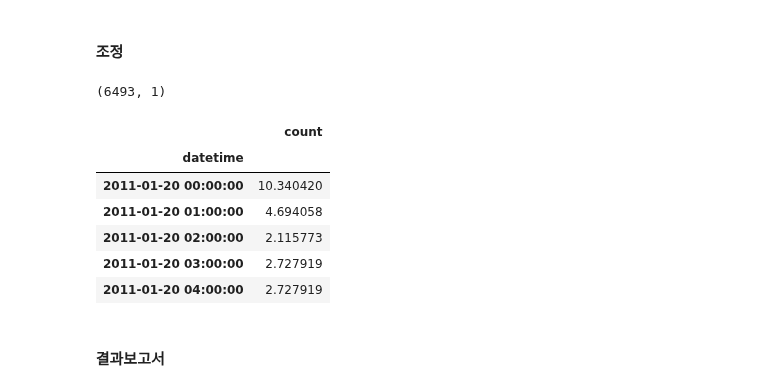
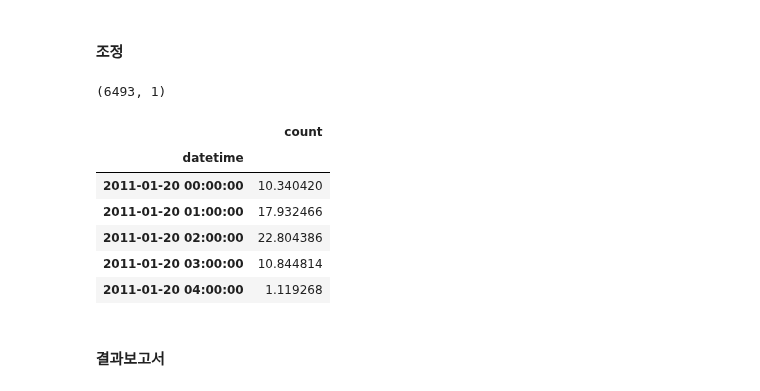
Before and after one commit to todagi/DataScience_with_Kaggle, a Jupyter notebook: Bike Sharing Demand/Bike Sharing Demand 03 - Machine Learning with scikit-learn.ipynb, the cells around one changed output. Cells and saved outputs as stored; diff of their text form; code cells hidden in the pictures.

```diff
--- a/Bike Sharing Demand/Bike Sharing Demand 03 - Machine Learning with scikit-learn.ipynb
+++ b/Bike Sharing Demand/Bike Sharing Demand 03 - Machine Learning with scikit-learn.ipynb
@@ -175,14 +175,14 @@ test["11 pm"] = test["hour"] == 23
 #                  ]
 
 # feature_4 : 일, 분, 초 제외
-feature_names = ['holiday', 'workingday', 'temp', 'atemp', 'humidity', 'windspeed',
-                 'year', 'month', 'hour',
-                 'season_1', 'season_2', 'season_3', 'season_4',
-                 'weather_1', 'weather_2', 'weather_3', 'weather_4',
-                 'mon', 'tue', 'wed', 'thu', 'fri', 'sat', 'sun',
-                 '12 am', '1 am', '2 am', '3 am', '4 am', '5 am', '6 am', '7 am', '8 am', '9 am', '10 am', '11 am',
-                 '12 pm', '1 pm', '2 pm', '3 pm', '4 pm', '5 pm', '6 pm', '7 pm', '8 pm', '9 pm', '10 pm', '11 pm',
-                 ]
+# feature_names = ['holiday', 'workingday', 'temp', 'atemp', 'humidity', 'windspeed',
+#                  'year', 'month', 'hour',
+#                  'season_1', 'season_2', 'season_3', 'season_4',
+#                  'weather_1', 'weather_2', 'weather_3', 'weather_4',
+#                  'mon', 'tue', 'wed', 'thu', 'fri', 'sat', 'sun',
+#                  '12 am', '1 am', '2 am', '3 am', '4 am', '5 am', '6 am', '7 am', '8 am', '9 am', '10 am', '11 am',
+#                  '12 pm', '1 pm', '2 pm', '3 pm', '4 pm', '5 pm', '6 pm', '7 pm', '8 pm', '9 pm', '10 pm', '11 pm',
+#                  ]
 
 # feature_5 : 일, 분, 초, 시간, 요일 원핫인코딩 제외
 # feature_names = ['holiday', 'workingday', 'temp', 'atemp', 'humidity', 'windspeed',
@@ -201,6 +201,18 @@ feature_names = ['holiday', 'workingday', 'temp', 'atemp', 'humidity', 'windspee
 #                   'season_1', 'season_2', 'season_3', 'season_4',
 #                   'dayofweek']
 
+# feature_7 : 원핫인코딩 제외, 연, 시간 요일만
+feature_names = [ 'holiday', 'workingday', 'temp', 'atemp',  'humidity', 'windspeed',
+                  'season','weather',
+                  'year','hour', 'dayofweek']
+
+# # feature_8 : 원핫인코딩 제외, 연, 시간 요
+# feature_names = [ 'holiday', 'workingday', 'temp', 'atemp',  'humidity', 'windspeed',
+#                  'season','weather',
+#                  'year','hour', 'dayofweek']
+
+
+
 x_train = train[feature_names]
 y_train = train['count']
 x_test = test[feature_names]
@@ -606,26 +618,26 @@ DecisionTreeRegressor(criterion='mse', max_depth=None, max_features=None,
 # %%
 from sklearn.tree import DecisionTreeRegressor
 
 DT_model = DecisionTreeRegressor(max_features = 'auto', max_depth = 10,
-                                 random_state = 80)
+                                 random_state = 70)
 DT_model.fit(x_train, y_train)
 predictions = DT_model.predict(x_test)
 predictions = np.expm1(predictions)
 submission = pd.read_csv("./bike/sampleSubmission.csv",  index_col= "datetime")
 submission['count'] = predictions
 
-submission.to_csv("DT_model15.csv")
+submission.to_csv("DT_model2.csv")
 print(submission.shape)
 submission.head()
 # %% [output]
 (6493, 1)
 |  | count |
 | datetime |  |
 | 2011-01-20 00:00:00 | 10.340420 |
-| 2011-01-20 01:00:00 | 4.694058 |
-| 2011-01-20 02:00:00 | 2.115773 |
-| 2011-01-20 03:00:00 | 2.727919 |
-| 2011-01-20 04:00:00 | 2.727919 |
+| 2011-01-20 01:00:00 | 17.932466 |
+| 2011-01-20 02:00:00 | 22.804386 |
+| 2011-01-20 03:00:00 | 10.844814 |
+| 2011-01-20 04:00:00 | 1.119268 |
 # %% [markdown]
 #### 결과보고서
 # %%
```
Also changed, not shown: parts of 6 cells of this notebook.
